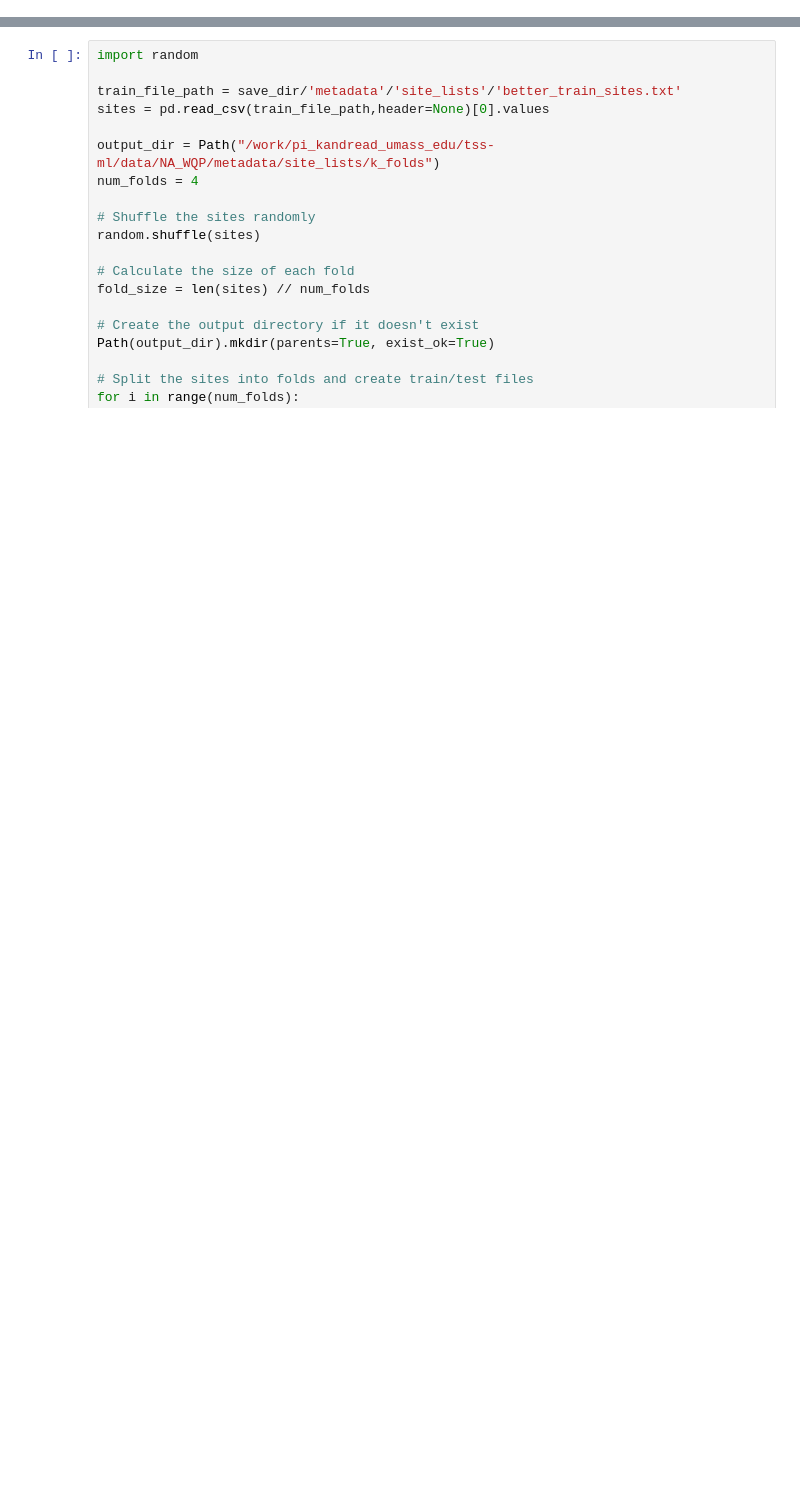
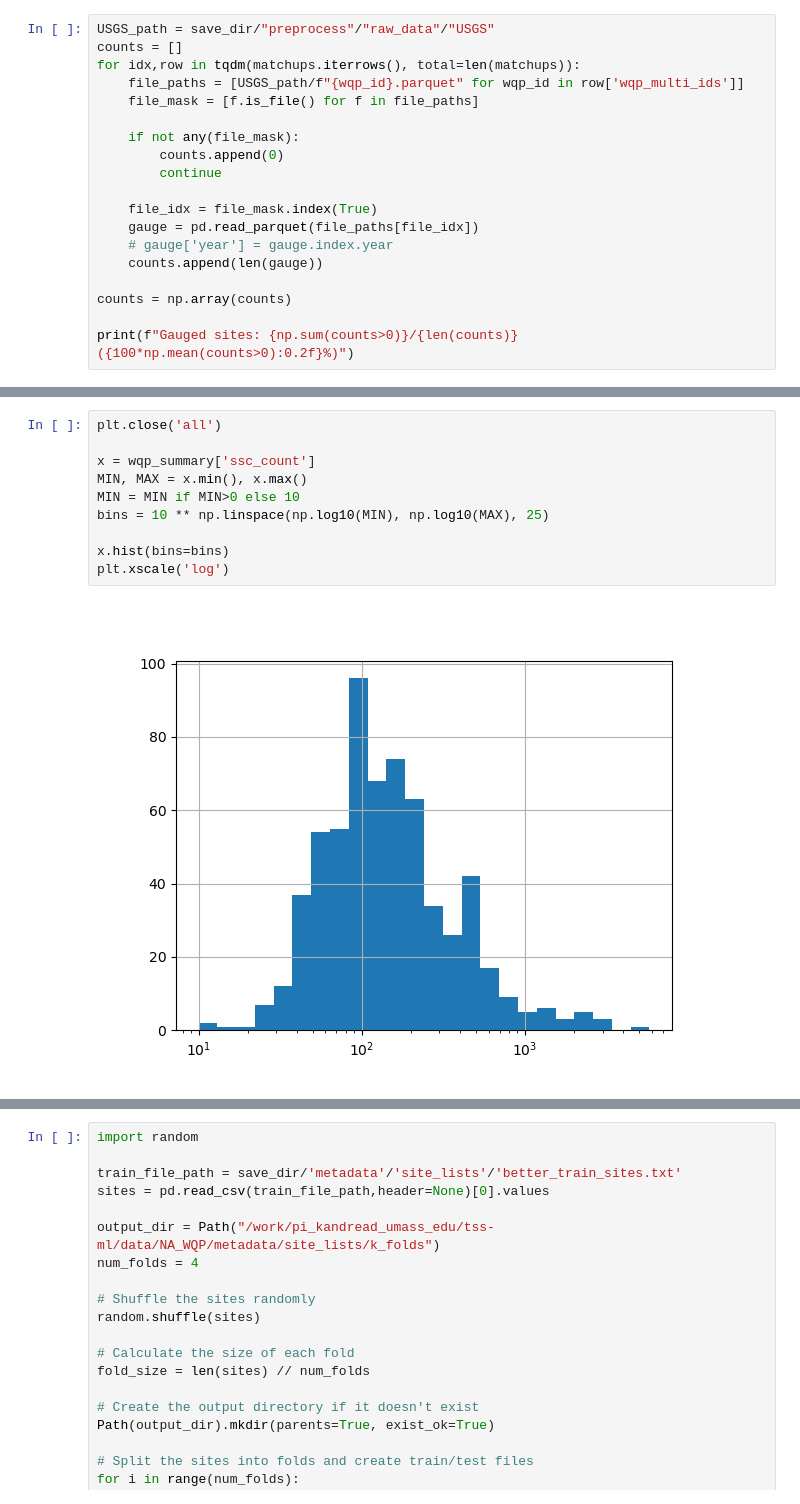
Before and after one commit to Fluvial-UMass/swot-ml, a Jupyter notebook: notebooks/generate_site_list.ipynb, the cells around one changed output, grey strips where cells are left out. Cells and saved outputs as stored; diff of their text form; blank space fills up the shorter version.

```diff
--- a/notebooks/generate_site_list.ipynb
+++ b/notebooks/generate_site_list.ipynb
@@ -0,0 +76,19 @@
+# %%
+USGS_path = save_dir/"preprocess"/"raw_data"/"USGS"
+counts = []
+for idx,row in tqdm(matchups.iterrows(), total=len(matchups)):
+    file_paths = [USGS_path/f"{wqp_id}.parquet" for wqp_id in row['wqp_multi_ids']]
+    file_mask = [f.is_file() for f in file_paths]
+
+    if not any(file_mask):
+        counts.append(0)
+        continue
+
+    file_idx = file_mask.index(True)
+    gauge = pd.read_parquet(file_paths[file_idx])
+    # gauge['year'] = gauge.index.year
+    counts.append(len(gauge))
+
+counts = np.array(counts)
+
+print(f"Gauged sites: {np.sum(counts>0)}/{len(counts)} ({100*np.mean(counts>0):0.2f}%)")
@@ -55,3 +152,15 @@ metadata.reset_index()['index'].to_csv(file_path, header=False, index=False)
+# %%
+plt.close('all')
+
+x = wqp_summary['ssc_count']
+MIN, MAX = x.min(), x.max()
+MIN = MIN if MIN>0 else 10
+bins = 10 ** np.linspace(np.log10(MIN), np.log10(MAX), 25)
+
+x.hist(bins=bins)
+plt.xscale('log')
+# %% [output]
+[figure, added]
 # %%
 split_idx = np.nonzero(np.arange(1980,2022)==2014)[0][0]
 
```
Also changed, not shown: parts of 31 cells of this notebook, 24 other files.
